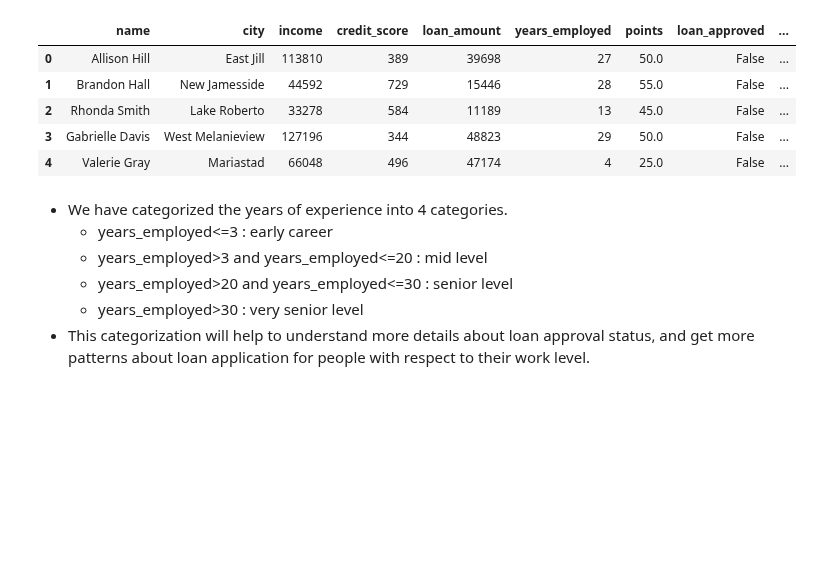
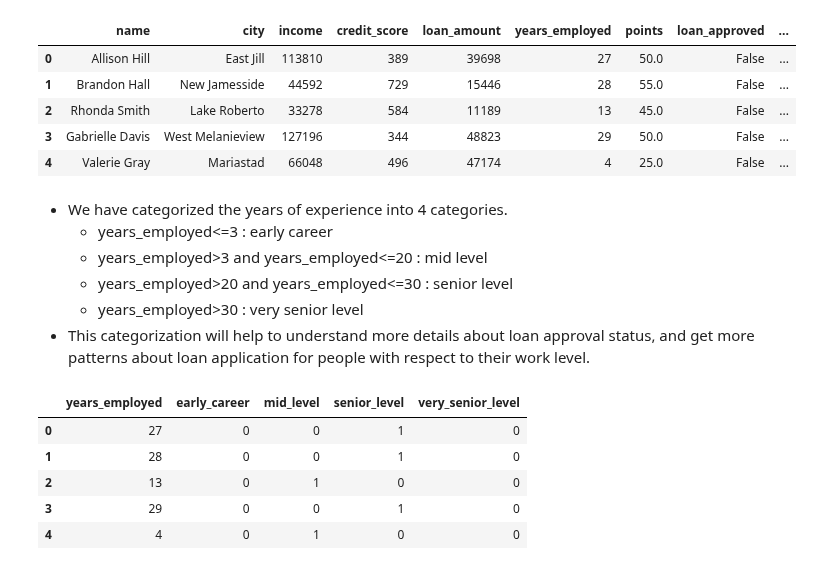
Before and after one commit to taruchit/OpenSourceProjects, a Jupyter notebook: data-storytelling-analyzing-loan-approval.ipynb, the cells around one changed output. Cells and saved outputs as stored; diff of their text form; code cells hidden in the pictures; blank space fills up the shorter version.

```diff
--- a/data-storytelling-analyzing-loan-approval.ipynb
+++ b/data-storytelling-analyzing-loan-approval.ipynb
@@ -447,3 +447,12 @@ df.head()
   * years_employed>20 and years_employed<=30 : senior level
   * years_employed>30 : very senior level
 * This categorization will help to understand more details about loan approval status, and get more patterns about loan application for people with respect to their work level.
+# %%
+df[["years_employed","early_career","mid_level","senior_level","very_senior_level"]].head()
+# %% [output]
+|  | years_employed | early_career | mid_level | senior_level | very_senior_level |
+| 0 | 27 | 0 | 0 | 1 | 0 |
+| 1 | 28 | 0 | 0 | 1 | 0 |
+| 2 | 13 | 0 | 1 | 0 | 0 |
+| 3 | 29 | 0 | 0 | 1 | 0 |
+| 4 | 4 | 0 | 1 | 0 | 0 |
```
Also changed, not shown: parts of 2 cells of this notebook.
